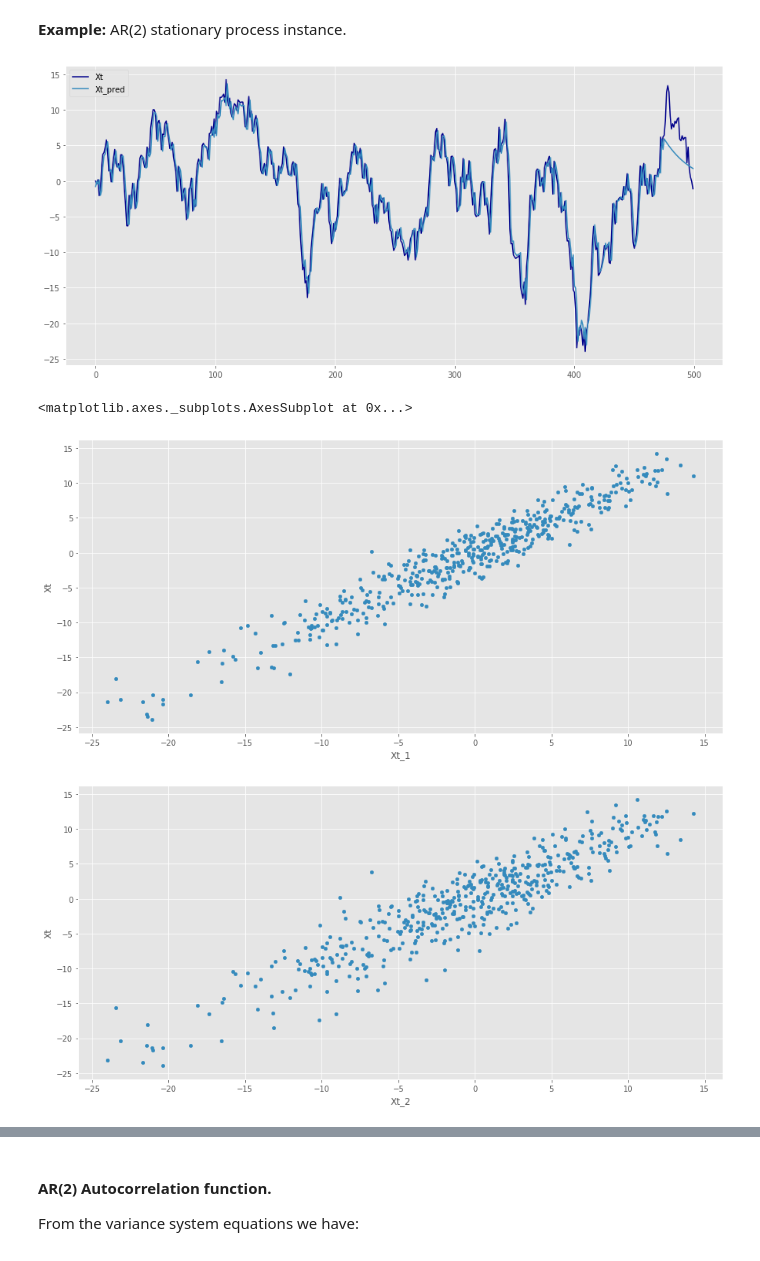
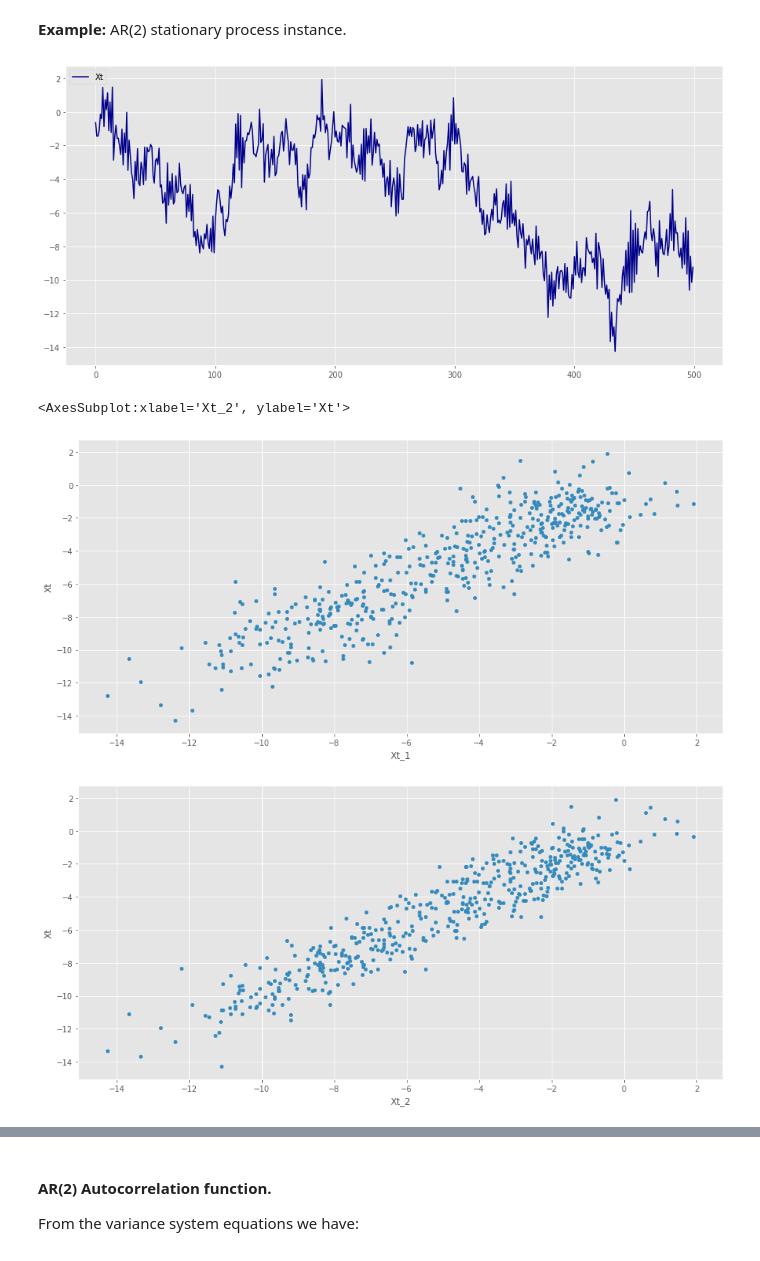
Before and after one commit to ErickEduardoAH/TimeSeriesAnalysis, a Jupyter notebook: 1.3 Time Series Stationary Models - Autoregresive Time Series.ipynb, the cells around one changed output, grey strips where cells are left out. Cells and saved outputs as stored; diff of their text form; code cells hidden in the pictures.

```diff
--- a/1.3 Time Series Stationary Models - Autoregresive Time Series.ipynb
+++ b/1.3 Time Series Stationary Models - Autoregresive Time Series.ipynb
@@ -823,27 +823,28 @@ $$
 # %%
 import statsmodels.api as sm
 import numpy as np
 
 ar = np.array([.3,.7])
 n = 500
 lags=50
 np.random.seed(5000)
 
-Xt = sm.tsa.arma_generate_sample(np.r_[1, -ar],np.r_[1, np.array([0, 0])],n,1)
+Xt = sm.tsa.arma_generate_sample(np.r_[1, -ar],np.r_[1, np.array([0])],n,1)
+ar_2_df = pd.DataFrame(Xt,columns=['Xt'])
 
 plt.style.use('ggplot')
-plotTimeSeries(time_series_df)
+plotTimeSeries(ar_2_df)
 # %% [output]
-[figure, old version]
+[figure, new version]
 # %%
-time_series_df['Xt_1'] = time_series_df['Xt'].shift(-1)
-time_series_df['Xt_2'] = time_series_df['Xt'].shift(-2)
-time_series_df.plot.scatter(x='Xt_1',y='Xt',figsize=(15,7))
-time_series_df.plot.scatter(x='Xt_2',y='Xt',figsize=(15,7))
+ar_2_df['Xt_1'] = ar_2_df['Xt'].shift(-1)
+ar_2_df['Xt_2'] = ar_2_df['Xt'].shift(-2)
+ar_2_df.plot.scatter(x='Xt_1',y='Xt',figsize=(15,7))
+ar_2_df.plot.scatter(x='Xt_2',y='Xt',figsize=(15,7))
 # %% [output]
-<matplotlib.axes._subplots.AxesSubplot at 0x...>
+<AxesSubplot:xlabel='Xt_2', ylabel='Xt'>
-[figure, old version]
+[figure, new version]
-[figure, old version]
+[figure, new version]
 # %%
 from mpl_toolkits.mplot3d import Axes3D
 
```
Also changed, not shown: parts of 14 cells of this notebook.
